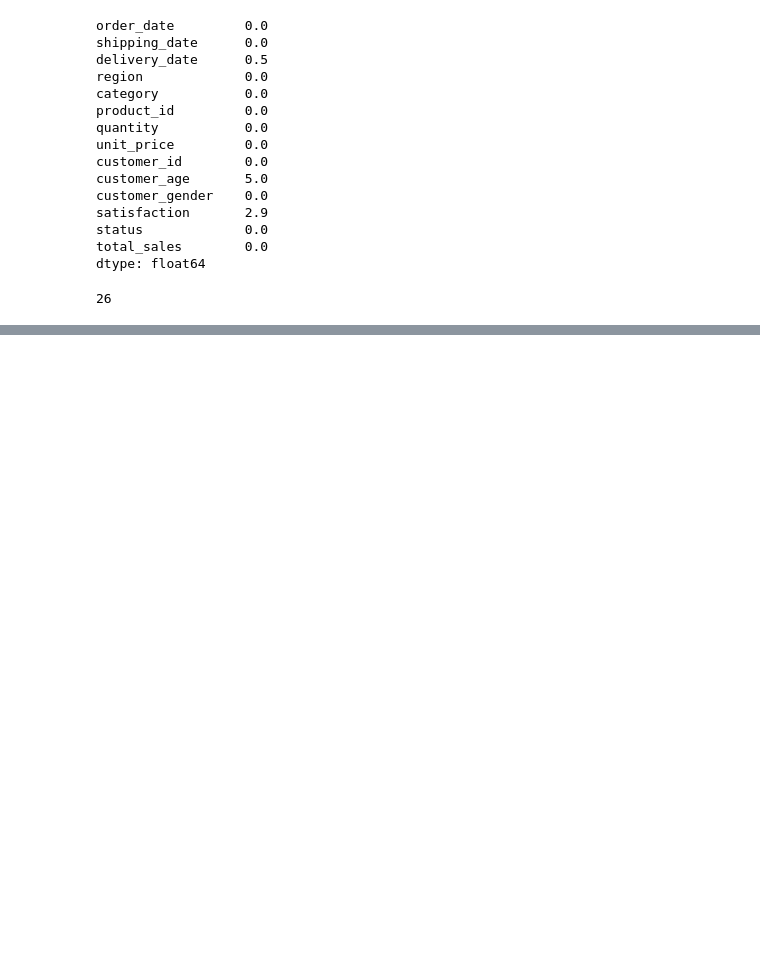
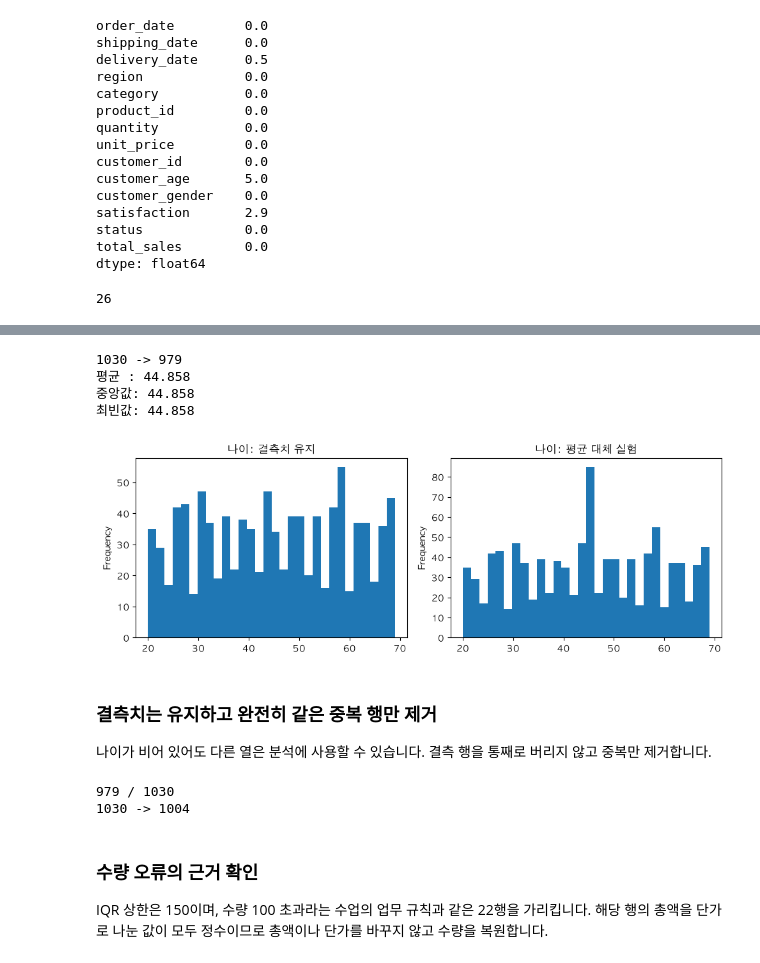
Before and after one commit to Im-Jongseok/data_analysis, a Jupyter notebook: sales.ipynb, the cells around one changed output, grey strips where cells are left out. Cells and saved outputs as stored; diff of their text form; code cells hidden in the pictures; blank space fills up the shorter version.

```diff
--- a/sales.ipynb
+++ b/sales.ipynb
@@ -114,0 +217,37 @@ df[df.duplicated(keep=False)].sort_values("order_date").head(4)
+# %%
+dropped = df.dropna(subset=["customer_age"])
+print(len(df), "->", len(dropped))
+
+age_mean = df["customer_age"].fillna(df["customer_age"].mean())
+print("평균 :", round(age_mean.mean(), 3))
+print("중앙값:", round(age_mean.median(), 3))
+print("최빈값:", round(age_mean.mode()[0], 3))
+
+fig, ax = plt.subplots(1, 2, figsize=(10, 3.6))
+df["customer_age"].plot.hist(bins=30, ax=ax[0], title="나이: 결측치 유지")
+age_mean.plot.hist(bins=30, ax=ax[1], title="나이: 평균 대체 실험")
+plt.tight_layout()
+plt.show()
+# %% [output]
+1030 -> 979
+평균 : 44.858
+중앙값: 44.858
+최빈값: 44.858
+[figure, added]
+# %% [markdown]
+### 결측치는 유지하고 완전히 같은 중복 행만 제거
+
+나이가 비어 있어도 다른 열은 분석에 사용할 수 있습니다. 결측 행을 통째로 버리지 않고 중복만 제거합니다.
+# %%
+print(df["customer_age"].count(), "/", len(df))
+before = len(df)
+df = df.drop_duplicates()
+print(before, "->", len(df))
+# %% [output]
+979 / 1030
+1030 -> 1004
+# %% [markdown]
+### 수량 오류의 근거 확인
+
+IQR 상한은 150이며, 수량 100 초과라는 수업의 업무 규칙과 같은 22행을 가리킵니다.
+해당 행의 총액을 단가로 나눈 값이 모두 정수이므로 총액이나 단가를 바꾸지 않고 수량을 복원합니다.
```
Also changed, not shown: parts of 33 cells of this notebook, 2 other files.
